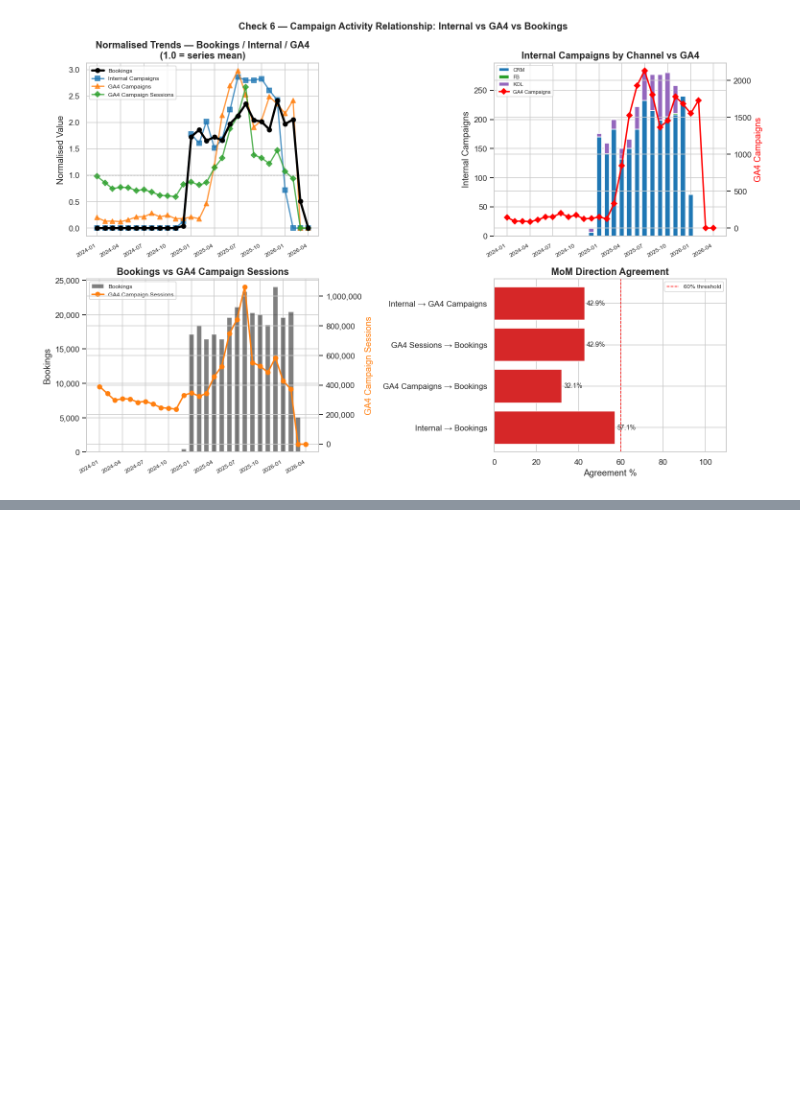
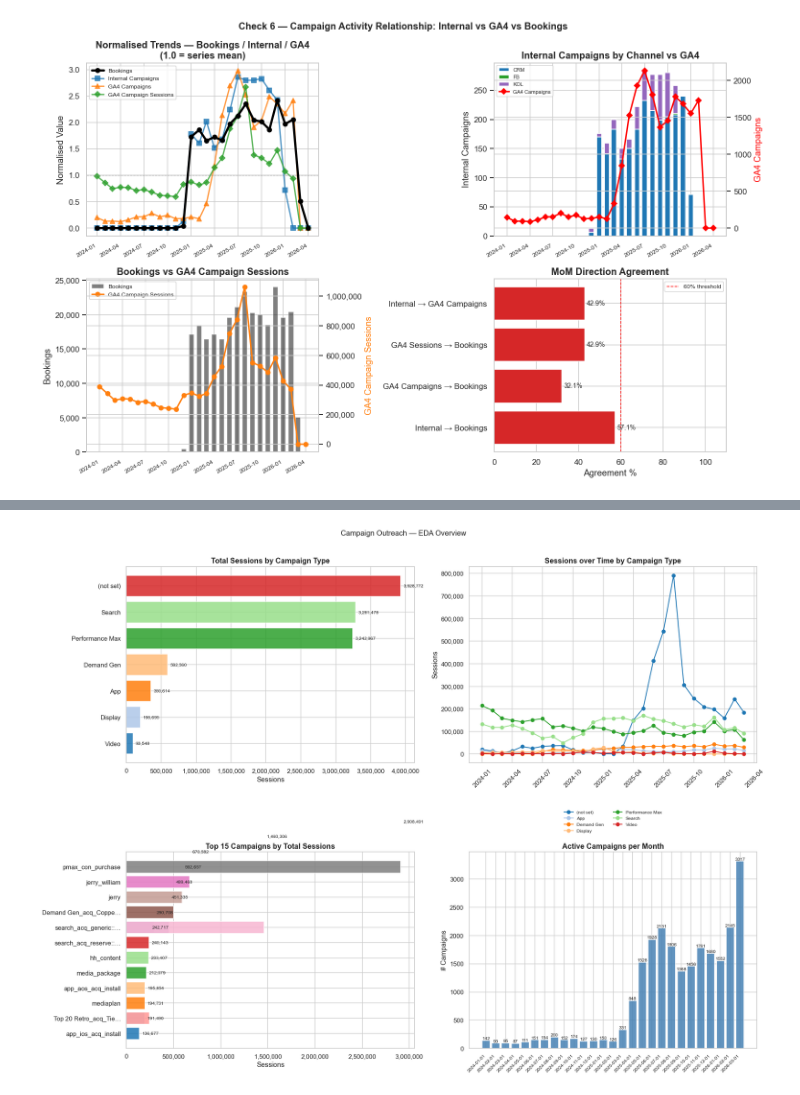
Before and after one commit to liyunling2/OPE, a Jupyter notebook: _5_GA_data/dataset_alignment.ipynb, the cells around one changed output, grey strips where cells are left out. Drawn from its saved outputs; the diff is of its cells as text; code cells hidden in the pictures; blank space fills up the shorter version.

Commit message:
update ga campaign outreach with campaign type

```diff
--- a/_5_GA_data/dataset_alignment.ipynb
+++ b/_5_GA_data/dataset_alignment.ipynb
@@ -812,0 +829,97 @@ plt.show()
+# %%
+
+def short_label(s, n=20):
+    return s[:n] + '…' if len(s) > n else s
+
+cmap   = plt.cm.tab20.colors
+fig, axes = plt.subplots(2, 2, figsize=(18, 14))
+
+# ── Plot 1: Sessions by campaign type (bar) ────────────────────────────────────
+type_totals = (
+    ga_co.groupby('googleAdsCampaignType')['sessions']
+    .sum()
+    .sort_values(ascending=True)
+)
+type_totals.index = [short_label(s) for s in type_totals.index]
+colors_1 = [cmap[i % len(cmap)] for i in range(len(type_totals))]
+
+axes[0, 0].barh(type_totals.index, type_totals.values, color=colors_1, alpha=0.85)
+axes[0, 0].set_title('Total Sessions by Campaign Type')
+axes[0, 0].set_xlabel('Sessions')
+axes[0, 0].xaxis.set_major_formatter(mticker.FuncFormatter(lambda x, _: f'{int(x):,}'))
+for i, (val, label) in enumerate(zip(type_totals.values, type_totals.index)):
+    axes[0, 0].text(val + type_totals.max() * 0.01, i, f'{int(val):,}', va='center', fontsize=8)
+
+# ── Plot 2: Sessions over time by campaign type (line) ─────────────────────────
+type_monthly = (
+    ga_co.groupby(['yearMonth', 'googleAdsCampaignType'])['sessions']
+    .sum()
+    .reset_index()
+)
+unique_types = type_monthly['googleAdsCampaignType'].unique()
+colors_2     = {t: cmap[i % len(cmap)] for i, t in enumerate(unique_types)}
+
+for ct, grp in type_monthly.groupby('googleAdsCampaignType'):
+    axes[0, 1].plot(
+        grp['yearMonth'], grp['sessions'],
+        marker='o', label=short_label(ct),
+        color=colors_2[ct], linewidth=1.5
+    )
+
+axes[0, 1].set_title('Sessions over Time by Campaign Type')
+axes[0, 1].set_ylabel('Sessions')
+axes[0, 1].tick_params(axis='x', rotation=45)
+axes[0, 1].yaxis.set_major_formatter(mticker.FuncFormatter(lambda x, _: f'{int(x):,}'))
+axes[0, 1].legend(
+    fontsize=8, ncol=2,
+    loc='upper center',
+    bbox_to_anchor=(0.5, -0.22),
+    frameon=False
+)
+top_campaigns = (
+    ga_co.groupby('campaignName')['sessions']
+    .sum()
+    .nlargest(15)
+    .sort_values(ascending=True)
+)
+top_campaigns.index = [short_label(s) for s in top_campaigns.index]
+colors_3 = [cmap[i % len(cmap)] for i in range(len(top_campaigns))]
+
+axes[1, 0].barh(top_campaigns.index, top_campaigns.values, color=colors_3, alpha=0.85)
+axes[1, 0].set_title('Top 15 Campaigns by Total Sessions')
+axes[1, 0].set_xlabel('Sessions')
+axes[1, 0].xaxis.set_major_formatter(mticker.FuncFormatter(lambda x, _: f'{int(x):,}'))
+for i, val in enumerate(top_campaigns.values):
+    axes[1, 0].text(val + top_campaigns.max() * 0.01, i, f'{int(val):,}', va='center', fontsize=8)
+
+# ── Plot 4: Campaign count active per month ────────────────────────────────────
+active_per_month = (
+    ga_co[ga_co['sessions'] > 0]
+    .groupby('yearMonth')['campaignId']
+    .nunique()
+    .reset_index()
+    .rename(columns={'campaignId': 'active_campaigns'})
+)
+
+months = active_per_month['yearMonth'].astype(str).tolist()
+counts = active_per_month['active_campaigns'].tolist()
+x_pos  = range(len(months))                        # ← integer positions
+
+axes[1, 1].bar(x_pos, counts, color='steelblue', alpha=0.85)
+axes[1, 1].set_title('Active Campaigns per Month')
+axes[1, 1].set_ylabel('# Campaigns')
+axes[1, 1].set_xticks(list(x_pos))                 # ← set ticks at integer positions
+axes[1, 1].set_xticklabels(months, rotation=45, ha='right', fontsize=8)
+
+for xi, val in zip(x_pos, counts):                 # ← use xi (int) not yearMonth str
+    axes[1, 1].text(
+        xi, val + 0.3,
+        str(int(val)),
+        ha='center', va='bottom', fontsize=8
+    )
+
+plt.suptitle('Campaign Outreach — EDA Overview', fontsize=13, fontweight='500', y=1.01)
+plt.tight_layout(rect=[0, 0.05, 1, 1])
+plt.show()
+# %% [output]
+[figure, added]
```
Also changed, not shown: parts of 2 cells of this notebook, 9 other files.
